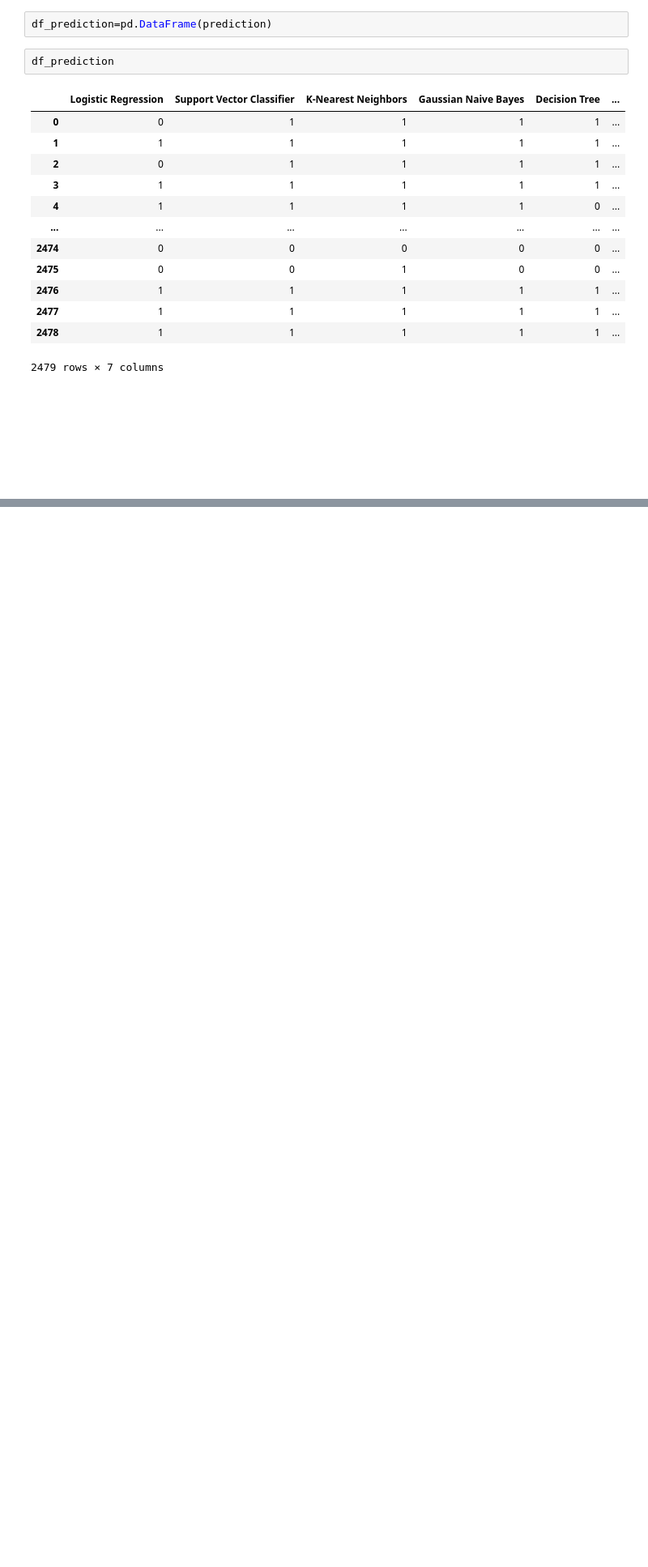
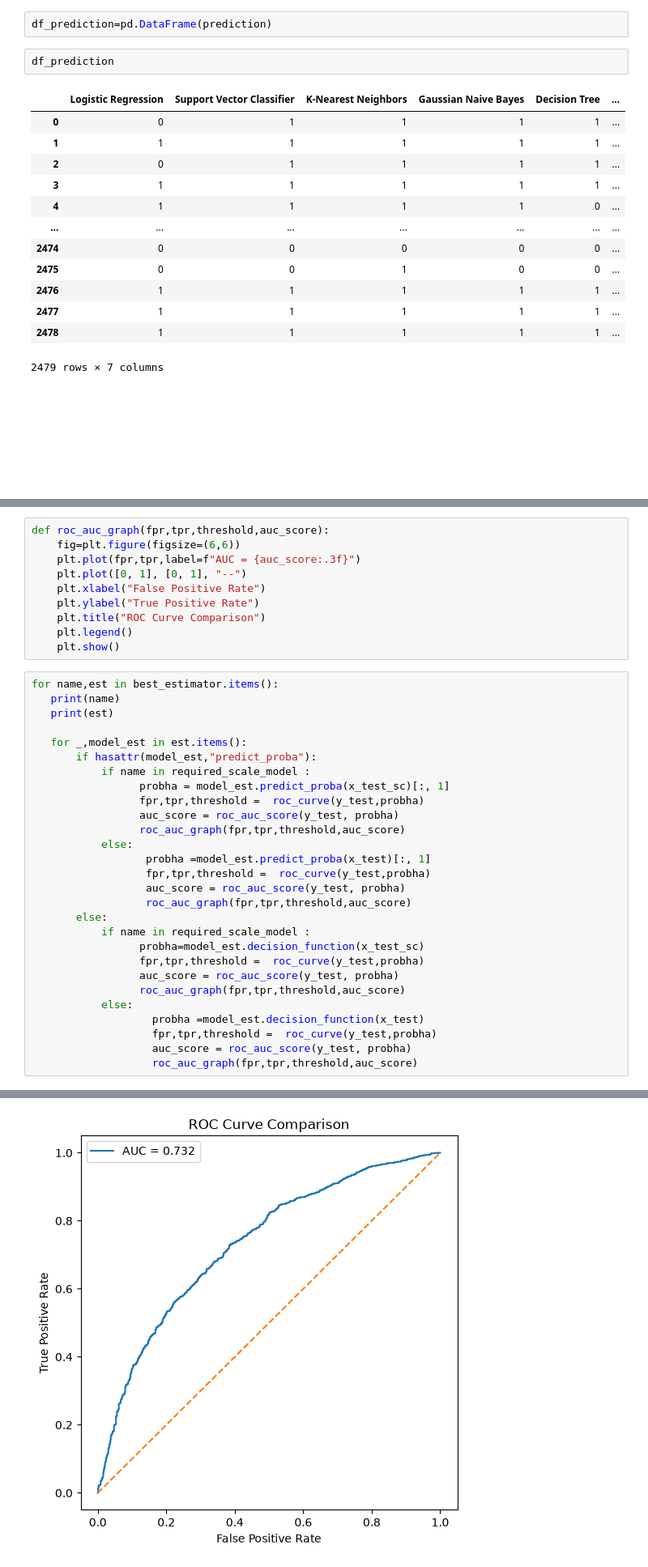
Before and after one commit to prasadPattuvamVeedu/Predicting-Coupon-Acceptance-, a Jupyter notebook: ecommerce.ipynb, the cells around one changed output, grey strips where cells are left out. Shown at 81% size. Saved outputs shown, nothing was run; the diff lists cells and outputs as text; blank space fills up the shorter version.

Commit message:
evaluate the model and found the best performing model

```diff
--- a/ecommerce.ipynb
+++ b/ecommerce.ipynb
@@ -2658,0 +2700,39 @@ evaluation_df
+# %%
+def roc_auc_graph(fpr,tpr,threshold,auc_score):
+    fig=plt.figure(figsize=(6,6))
+    plt.plot(fpr,tpr,label=f"AUC = {auc_score:.3f}")
+    plt.plot([0, 1], [0, 1], "--")
+    plt.xlabel("False Positive Rate")
+    plt.ylabel("True Positive Rate")
+    plt.title("ROC Curve Comparison")
+    plt.legend()
+    plt.show()
+# %%
+for name,est in best_estimator.items():
+   print(name)
+   print(est)
+
+   for _,model_est in est.items():
+       if hasattr(model_est,"predict_proba"):
+           if name in required_scale_model :
+                 probha = model_est.predict_proba(x_test_sc)[:, 1]
+                 fpr,tpr,threshold =  roc_curve(y_test,probha)
+                 auc_score = roc_auc_score(y_test, probha)
+                 roc_auc_graph(fpr,tpr,threshold,auc_score)
+           else:
+                  probha =model_est.predict_proba(x_test)[:, 1]
+                  fpr,tpr,threshold =  roc_curve(y_test,probha)
+                  auc_score = roc_auc_score(y_test, probha)
+                  roc_auc_graph(fpr,tpr,threshold,auc_score)
+       else:
+           if name in required_scale_model :
+                 probha=model_est.decision_function(x_test_sc)
+                 fpr,tpr,threshold =  roc_curve(y_test,probha)
+                 auc_score = roc_auc_score(y_test, probha)
+                 roc_auc_graph(fpr,tpr,threshold,auc_score)
+           else:
+                   probha =model_est.decision_function(x_test)
+                   fpr,tpr,threshold =  roc_curve(y_test,probha)
+                   auc_score = roc_auc_score(y_test, probha)
+                   roc_auc_graph(fpr,tpr,threshold,auc_score)
+# %% [output]
@@ -2658,0 +2742 @@ evaluation_df
+[figure, added]
```
Also changed, not shown: parts of 5 cells of this notebook.
